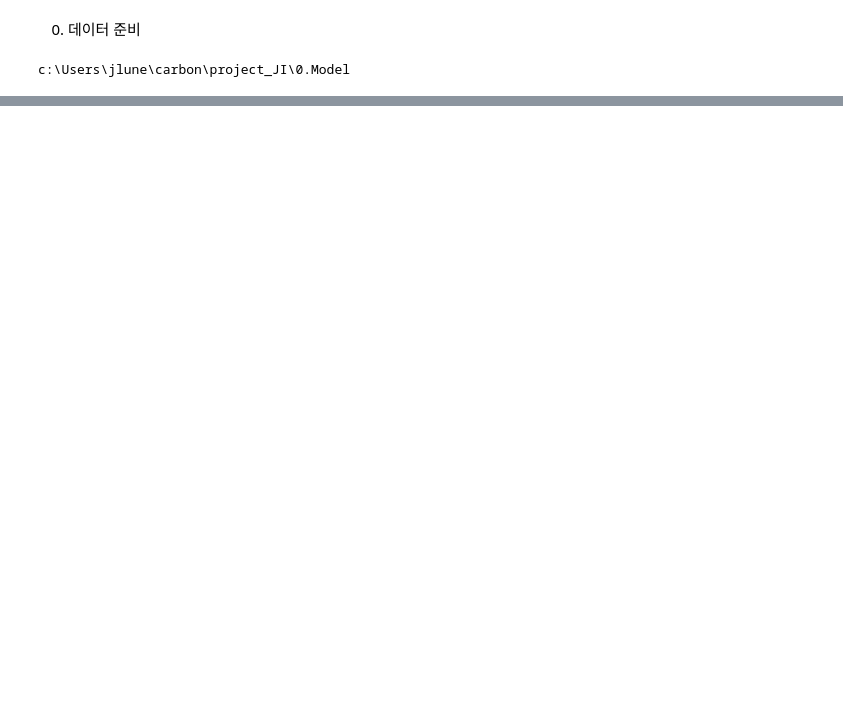
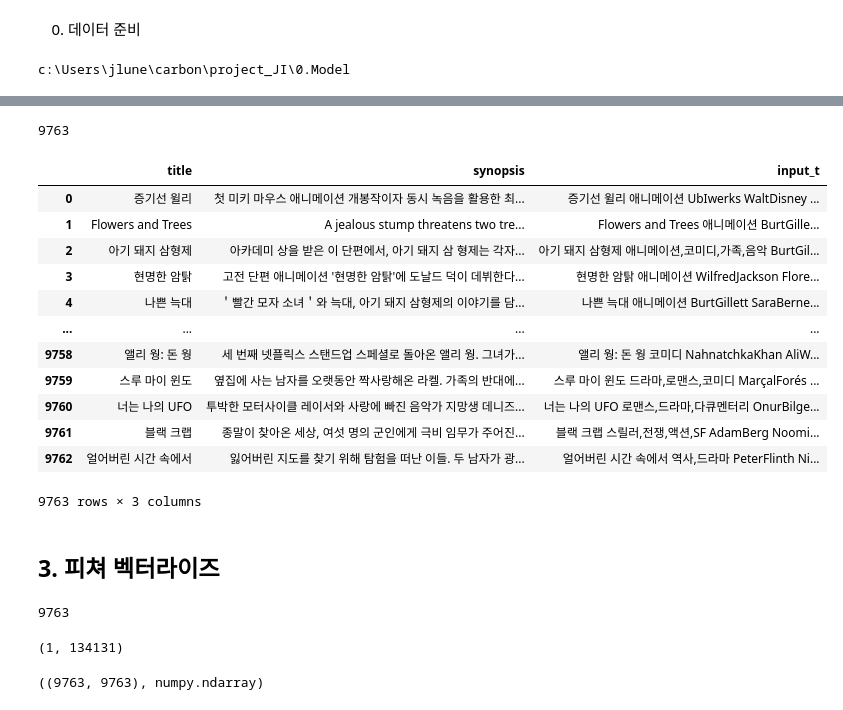
Before and after one commit to 0jipy/project_JI, a Jupyter notebook: 0.Model/02.M1_rec_ver2.ipynb, the cells around one changed output, grey strips where cells are left out. Saved outputs shown, nothing was run; the diff lists cells and outputs as text; code cells hidden in the pictures; blank space fills up the shorter version.

```diff
--- a/0.Model/02.M1_rec_ver2.ipynb
+++ b/0.Model/02.M1_rec_ver2.ipynb
@@ -70,0 +237,3 @@ user\Desktop\Python
+# %%
+for i in range(5):
+    print(i)
@@ -70,0 +246,13 @@ user\Desktop\Python
+# %%
+t_list = []
+df_input.fillna(' ', inplace=True) # 후에 공백으로 채우던 결과 변경되는지 확인
+for i in range(len(df)):
+    s1 = df_input[i:i+1].values
+    # print(i)
+    try:
+        s2 = str(" ".join(s1[0][:].tolist()))
+    except:
+        print(i)
+        pass
+    t_list.append(s2)
+pd.Series(t_list)
@@ -70,0 +272,36 @@ user\Desktop\Python
+# %%
+len(df)
+# %% [output]
+9763
+# %%
+df_U4 = df[['title_kor','synopsis']].rename(columns={"title_kor":"title", "synopsis":'synopsis'})
+# %%
+df_U4['input_t'] = t_list
+# %%
+df_U4
+# %% [output]
+|  | title | synopsis | input_t |
+| 0 | 증기선 윌리 | 첫 미키 마우스 애니메이션 개봉작이자 동시 녹음을 활용한 최... | 증기선 윌리 애니메이션 UbIwerks WaltDisney ... |
+| 1 | Flowers and Trees | A jealous stump threatens two tre... | Flowers and Trees 애니메이션 BurtGille... |
+| 2 | 아기 돼지 삼형제 | 아카데미 상을 받은 이 단편에서, 아기 돼지 삼 형제는 각자... | 아기 돼지 삼형제 애니메이션,코미디,가족,음악 BurtGil... |
+| 3 | 현명한 암탉 | 고전 단편 애니메이션 '현명한 암탉'에 도날드 덕이 데뷔한다... | 현명한 암탉 애니메이션 WilfredJackson Flore... |
+| 4 | 나쁜 늑대 | ＇빨간 모자 소녀＇와 늑대, 아기 돼지 삼형제의 이야기를 담... | 나쁜 늑대 애니메이션 BurtGillett SaraBerne... |
+| ... | ... | ... | ... |
+| 9758 | 앨리 웡: 돈 웡 | 세 번째 넷플릭스 스탠드업 스페셜로 돌아온 앨리 웡. 그녀가... | 앨리 웡: 돈 웡 코미디 NahnatchkaKhan AliW... |
+| 9759 | 스루 마이 윈도 | 옆집에 사는 남자를 오랫동안 짝사랑해온 라켈. 가족의 반대에... | 스루 마이 윈도 드라마,로맨스,코미디 MarçalForés ... |
+| 9760 | 너는 나의 UFO | 투박한 모터사이클 레이서와 사랑에 빠진 음악가 지망생 데니즈... | 너는 나의 UFO 로맨스,드라마,다큐멘터리 OnurBilge... |
+| 9761 | 블랙 크랩 | 종말이 찾아온 세상, 여섯 명의 군인에게 극비 임무가 주어진... | 블랙 크랩 스릴러,전쟁,액션,SF AdamBerg Noomi... |
+| 9762 | 얼어버린 시간 속에서 | 잃어버린 지도를 찾기 위해 탐험을 떠난 이들. 두 남자가 광... | 얼어버린 시간 속에서 역사,드라마 PeterFlinth Ni... |
+9763 rows × 3 columns
+# %% [markdown]
+## 3. 피쳐 벡터라이즈
+# %%
+df_U4.reset_index(drop=True, inplace=True)
+sent = []
+
+for i in (range(0,len(df_U4))):
+    content = df_U4['synopsis'][i]
+    sent.append(content)
+len(sent)
+# %% [output]
+9763
@@ -70,0 +314,12 @@ user\Desktop\Python
+# %%
+tfidf_matrix[0].shape
+# (1, 160805) 모델 원으 경우.
+# %% [output]
+(1, 134131)
+# %%
+# cos U
+from sklearn.metrics.pairwise import cosine_similarity
+cos_sim = cosine_similarity(tfidf_matrix, tfidf_matrix)
+cos_sim.shape, type(cos_sim)
+# %% [output]
+((9763, 9763), numpy.ndarray)
```
Also changed, not shown: parts of 53 cells of this notebook.
